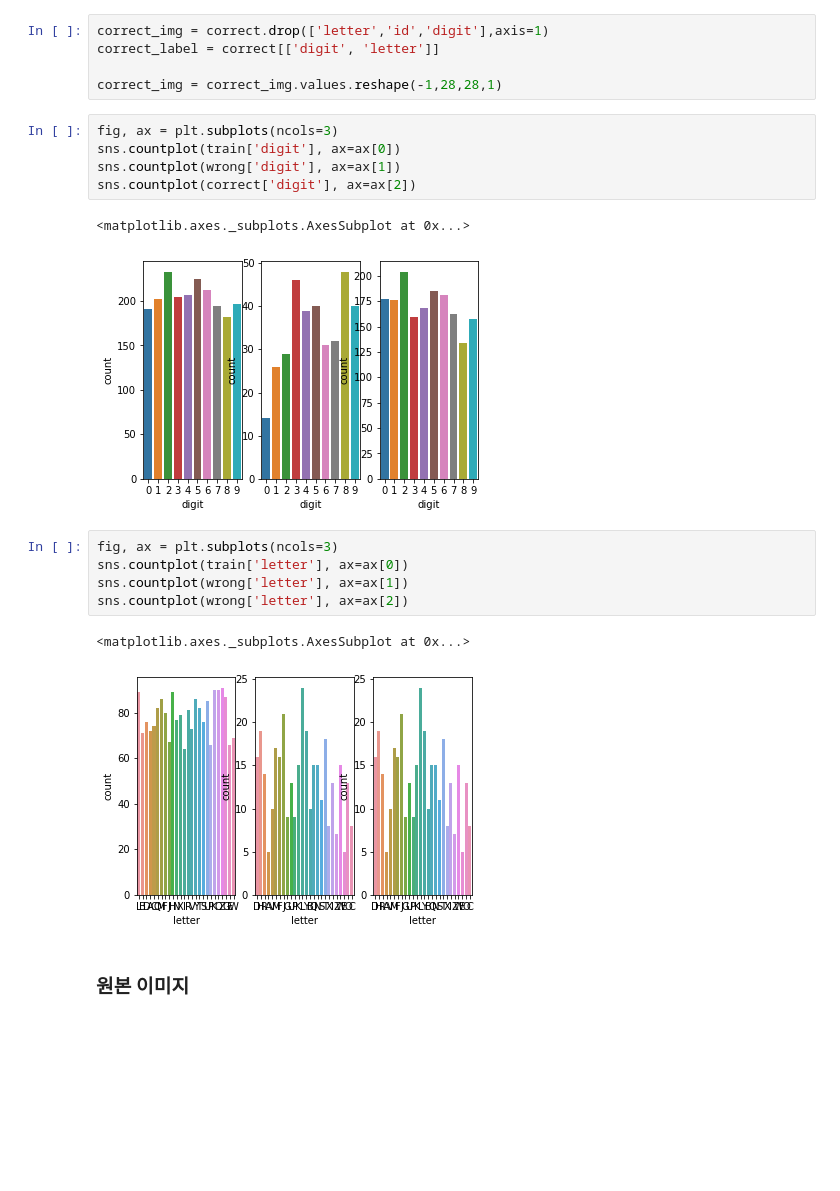
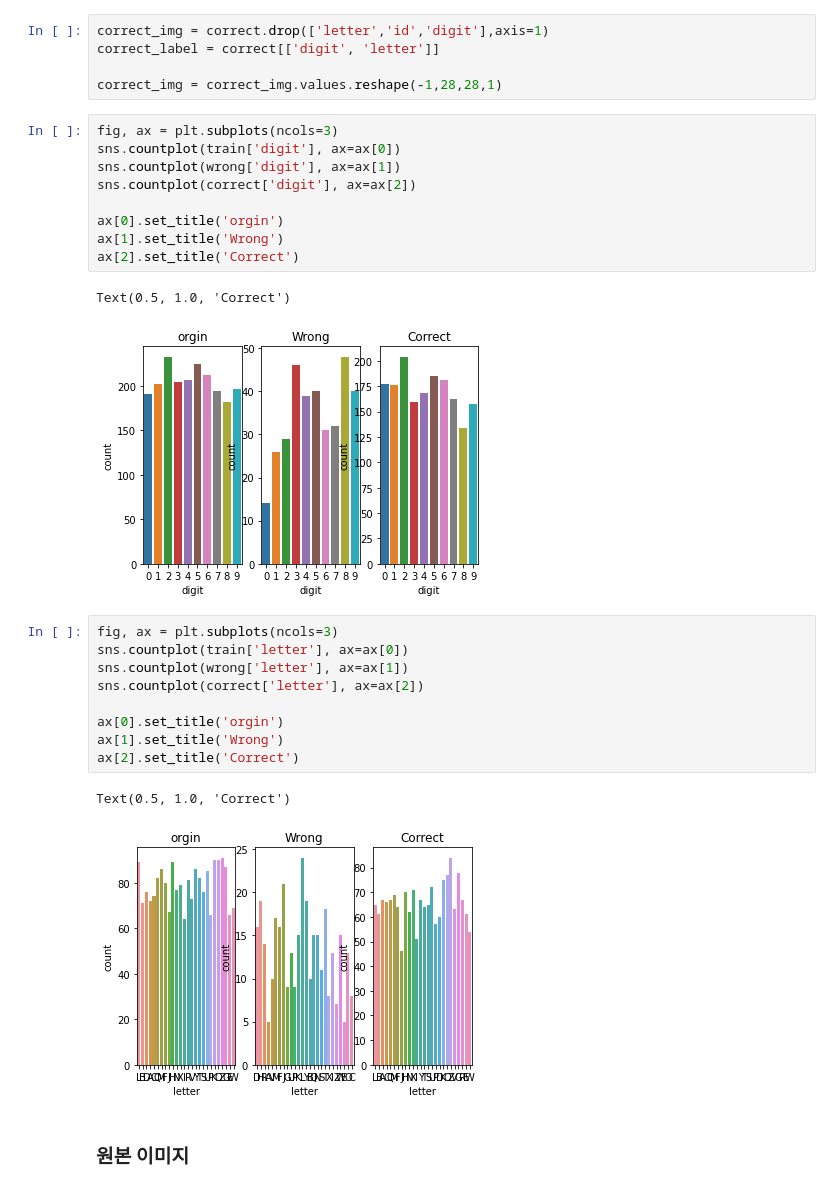
Before and after one commit to JaeHeee/DACON_seub, a Jupyter notebook: KM/Comparing correct and wrong.ipynb, the cells around one changed output. Drawn from its saved outputs; the diff is of its cells as text; blank space fills up the shorter version.

```diff
--- a/KM/Comparing correct and wrong.ipynb
+++ b/KM/Comparing correct and wrong.ipynb
@@ -97,19 +97,27 @@ correct_img = correct_img.values.reshape(-1,28,28,1)
 # %%
 fig, ax = plt.subplots(ncols=3)
 sns.countplot(train['digit'], ax=ax[0])
 sns.countplot(wrong['digit'], ax=ax[1])
 sns.countplot(correct['digit'], ax=ax[2])
+
+ax[0].set_title('orgin')
+ax[1].set_title('Wrong')
+ax[2].set_title('Correct')
 # %% [output]
-<matplotlib.axes._subplots.AxesSubplot at 0x...>
+Text(0.5, 1.0, 'Correct')
-[figure, old version]
+[figure, new version]
 # %%
 fig, ax = plt.subplots(ncols=3)
 sns.countplot(train['letter'], ax=ax[0])
 sns.countplot(wrong['letter'], ax=ax[1])
-sns.countplot(wrong['letter'], ax=ax[2])
+sns.countplot(correct['letter'], ax=ax[2])
+
+ax[0].set_title('orgin')
+ax[1].set_title('Wrong')
+ax[2].set_title('Correct')
 # %% [output]
-<matplotlib.axes._subplots.AxesSubplot at 0x...>
+Text(0.5, 1.0, 'Correct')
-[figure, old version]
+[figure, new version]
 # %% [markdown]
 ### 원본 이미지
 # %%
```
